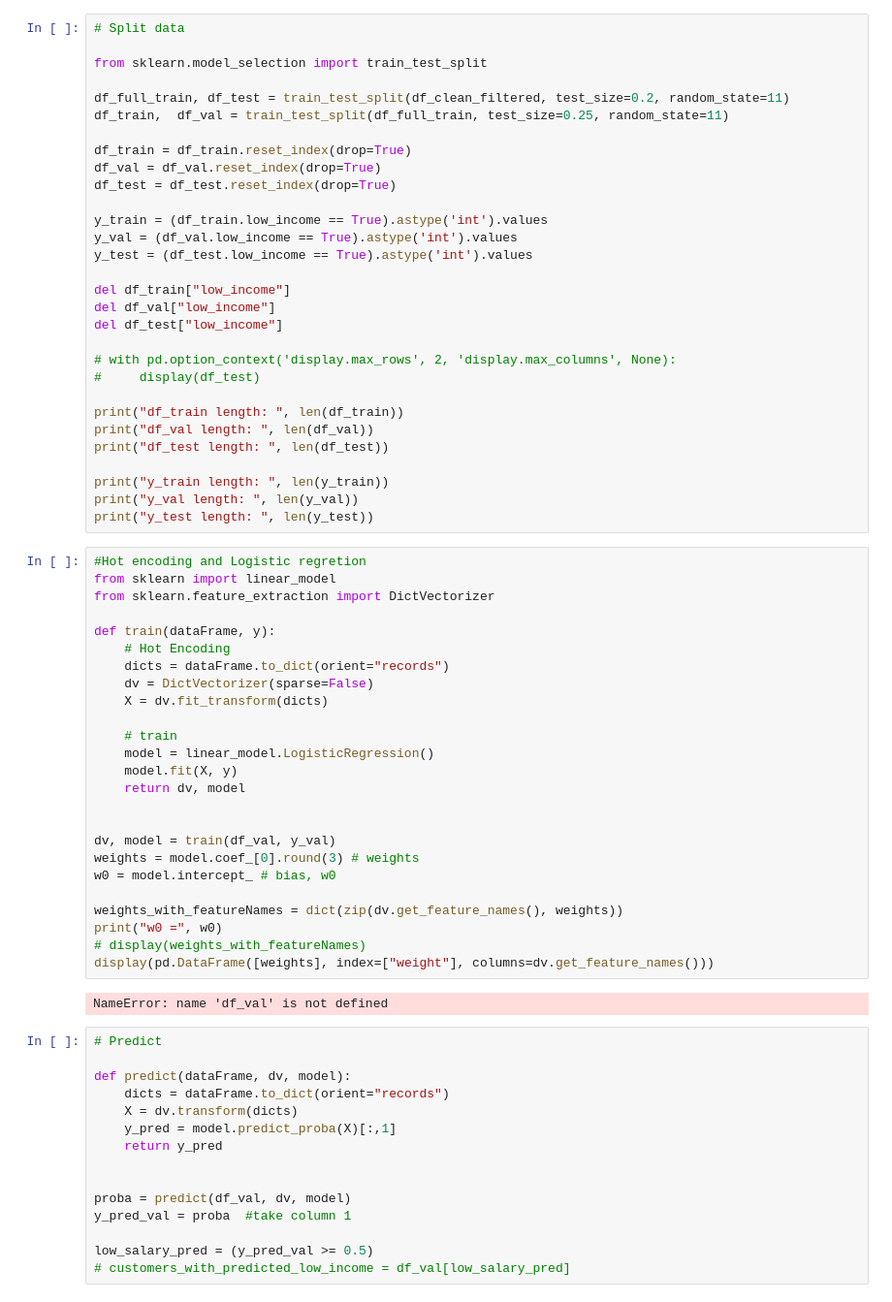
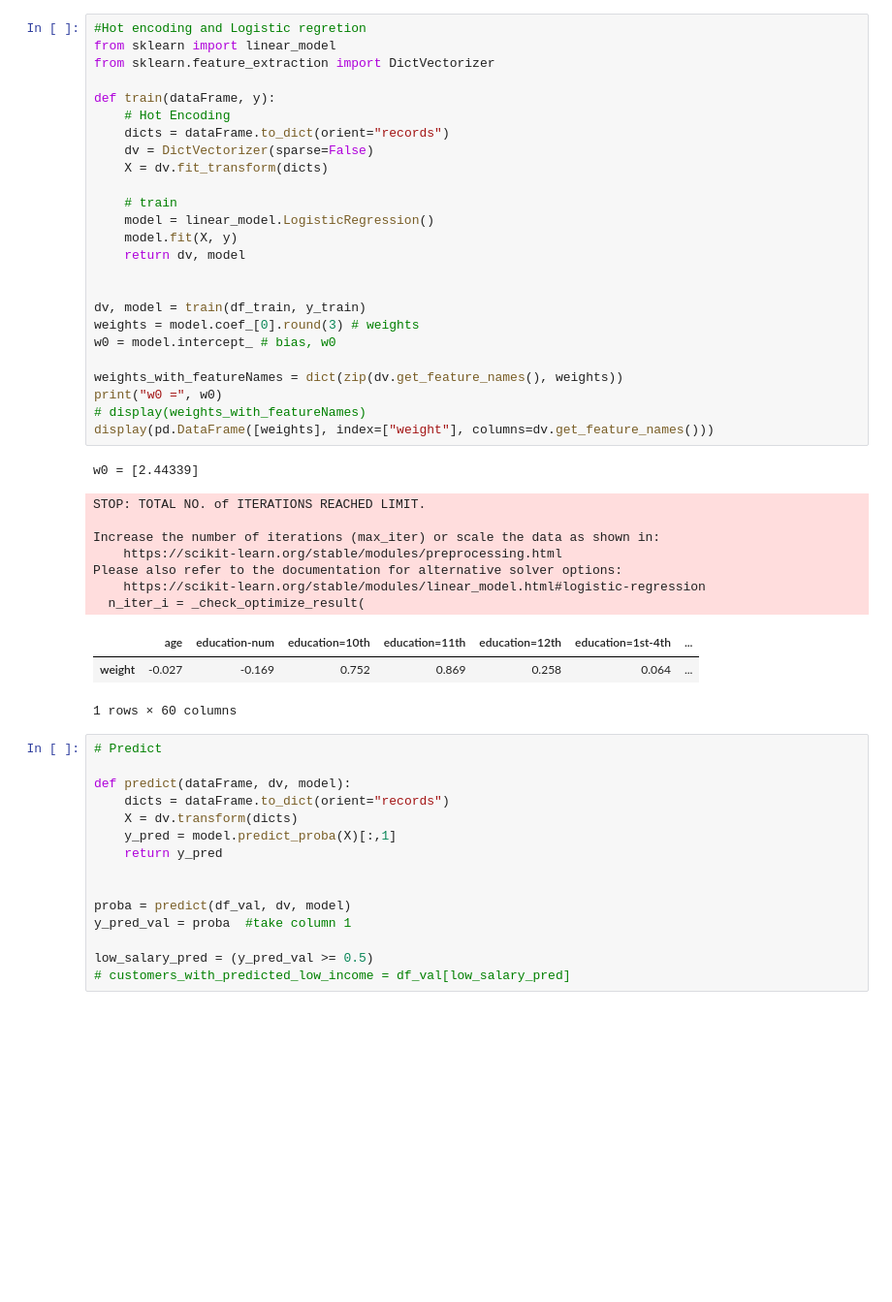
Before and after one commit to razorcd/ml-project, a Jupyter notebook: project1/project1_logisticRegresion.ipynb, the cells around one changed output. Shown at 97% size. Drawn from its saved outputs; the diff is of its cells as text; blank space fills up the shorter version.

Commit message:
prepare xgboost and fix model training with df_train

```diff
--- a/project1/project1_logisticRegresion.ipynb
+++ b/project1/project1_logisticRegresion.ipynb
@@ -51,60 +69,40 @@ display("Selected data:", df_clean_filtered)
-# %%
-# Split data
-
-from sklearn.model_selection import train_test_split
-
-df_full_train, df_test = train_test_split(df_clean_filtered, test_size=0.2, random_state=11)
-df_train,  df_val = train_test_split(df_full_train, test_size=0.25, random_state=11)
-
-df_train = df_train.reset_index(drop=True)
-df_val = df_val.reset_index(drop=True)
-df_test = df_test.reset_index(drop=True)
-
-y_train = (df_train.low_income == True).astype('int').values
-y_val = (df_val.low_income == True).astype('int').values
-y_test = (df_test.low_income == True).astype('int').values
-
-del df_train["low_income"]
-del df_val["low_income"]
-del df_test["low_income"]
-
-# with pd.option_context('display.max_rows', 2, 'display.max_columns', None):
-#     display(df_test)
-
-print("df_train length: ", len(df_train))
-print("df_val length: ", len(df_val))
-print("df_test length: ", len(df_test))
-
-print("y_train length: ", len(y_train))
-print("y_val length: ", len(y_val))
-print("y_test length: ", len(y_test))
 # %%
 #Hot encoding and Logistic regretion
 from sklearn import linear_model
 from sklearn.feature_extraction import DictVectorizer
 
 def train(dataFrame, y):
     # Hot Encoding
     dicts = dataFrame.to_dict(orient="records")
     dv = DictVectorizer(sparse=False)
     X = dv.fit_transform(dicts)
 
     # train
     model = linear_model.LogisticRegression()
     model.fit(X, y)
     return dv, model
 
 
-dv, model = train(df_val, y_val)
+dv, model = train(df_train, y_train)
 weights = model.coef_[0].round(3) # weights
 w0 = model.intercept_ # bias, w0
 
 weights_with_featureNames = dict(zip(dv.get_feature_names(), weights))
 print("w0 =", w0)
 # display(weights_with_featureNames)
 display(pd.DataFrame([weights], index=["weight"], columns=dv.get_feature_names()))
 # %% [output]
-NameError: name 'df_val' is not defined
+w0 = [2.44339]
+STOP: TOTAL NO. of ITERATIONS REACHED LIMIT.
+
+Increase the number of iterations (max_iter) or scale the data as shown in:
+    https://scikit-learn.org/stable/modules/preprocessing.html
+Please also refer to the documentation for alternative solver options:
+    https://scikit-learn.org/stable/modules/linear_model.html#logistic-regression
+  n_iter_i = _check_optimize_result(
+|  | age | education-num | education=10th | education=11th | education=12th | education=1st-4th | ... |
+| weight | -0.027 | -0.169 | 0.752 | 0.869 | 0.258 | 0.064 | ... |
+1 rows × 60 columns
 # %%
 # Predict
 
```
Also changed, not shown: parts of 4 cells of this notebook, 3 other files.
